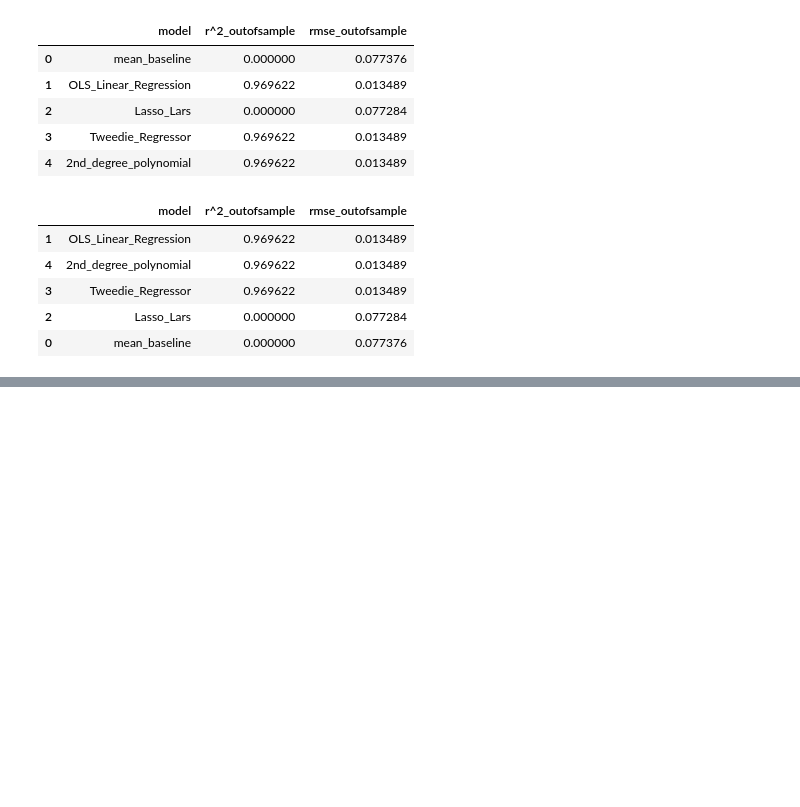
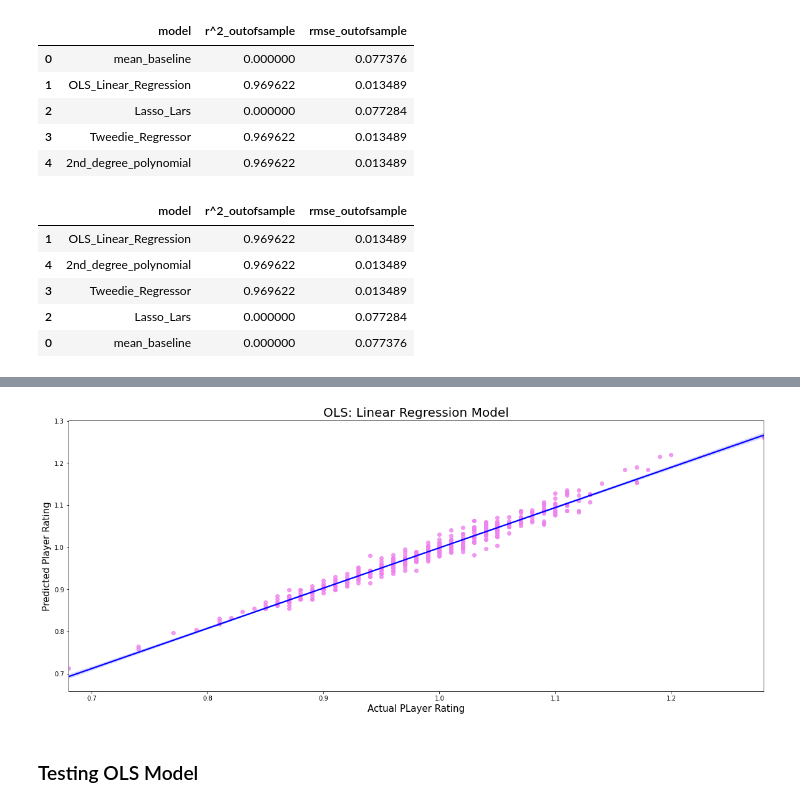
Before and after one commit to ForrestMccrosky/CSGO_player_KD, a Jupyter notebook: Final_Report_Script.ipynb, the cells around one changed output, grey strips where cells are left out. Cells and saved outputs as stored; diff of their text form; code cells hidden in the pictures; blank space fills up the shorter version.

```diff
--- a/Final_Report_Script.ipynb
+++ b/Final_Report_Script.ipynb
@@ -571,0 +604,15 @@ metrics_df.sort_values(by = 'rmse_outofsample', ascending = True)
+# %%
+#looks like OLS did the best, let's visualize that
+plt.figure(figsize=(20,8))
+
+sns.regplot(data=y_test, x=y_validate.rating, y=y_validate.rating_pred_lm,
+            scatter_kws={'color':'violet'}, line_kws={'color':'blue'})
+plt.xlabel("Actual PLayer Rating", fontdict={'fontsize':15})
+plt.ylabel("Predicted Player Rating", fontdict={'fontsize':15})
+plt.title("OLS: Linear Regression Model", fontdict={'fontsize': 20})
+
+plt.show()
+# %% [output]
+[figure, added]
+# %% [markdown]
+### Testing OLS Model
```
Also changed, not shown: parts of 10 cells of this notebook.
